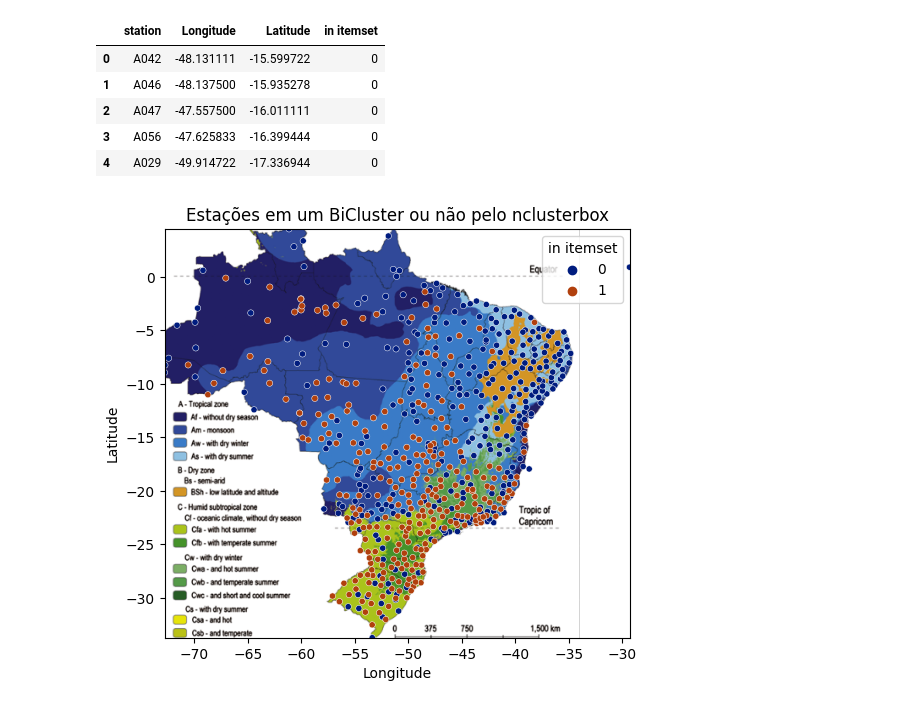
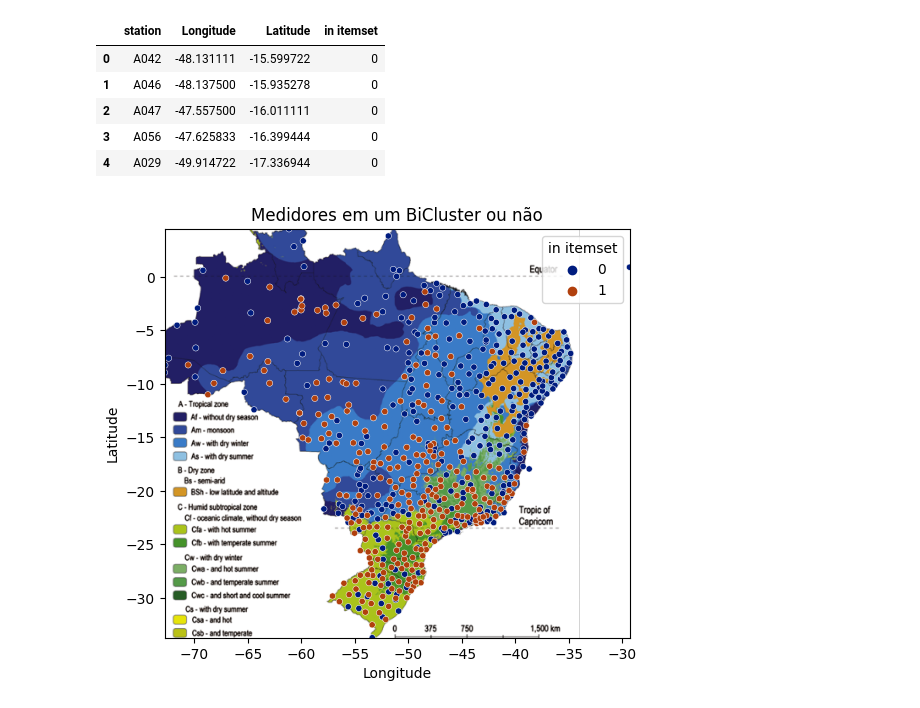
Before and after one commit to davilbs/TP_MDA, a Jupyter notebook: notebooks/5-dsc-weekly-nclusterbox-10-threshold.ipynb, the cells around one changed output. Saved outputs shown, nothing was run; the diff lists cells and outputs as text; code cells hidden in the pictures.

```diff
--- a/notebooks/5-dsc-weekly-nclusterbox-10-threshold.ipynb
+++ b/notebooks/5-dsc-weekly-nclusterbox-10-threshold.ipynb
@@ -174,15 +174,15 @@ climate_background_img = plt.imread('assets/mapa_trab2.png')
 # %%
 fig, ax = plt.subplots(figsize = (6,6))
 sns.scatterplot(data=chosen_and_not_df, x='Longitude', y='Latitude', hue='in itemset', ax=ax, s=20,
                 palette='dark')
-ax.set_title('Estações em um BiCluster ou não pelo nclusterbox')
+ax.set_title('Medidores em um BiCluster ou não')
 ax.set_xlim(BBox[0],BBox[1])
 ax.set_ylim(BBox[2],BBox[3])
 img_bbox = (-72.78666666, -34.0, -34.0, 4.47749999)
 ax.imshow(climate_background_img, zorder=0, extent = img_bbox, aspect= 'equal')
 plt.ylabel("Latitude")
 plt.xlabel("Longitude")
 plt.savefig("./assets/nclusterbox-itemset-and-not-climate.png")
 plt.show()
 # %% [output]
-[figure, old version]
+[figure, new version]
```
Also changed, not shown: 3 other files.
